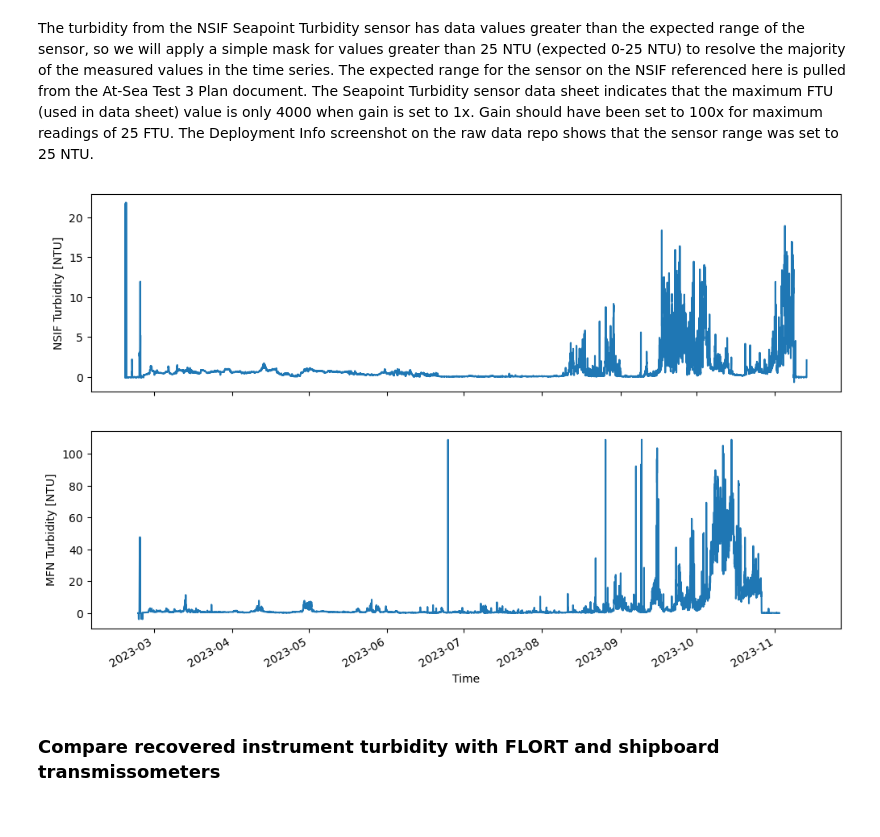
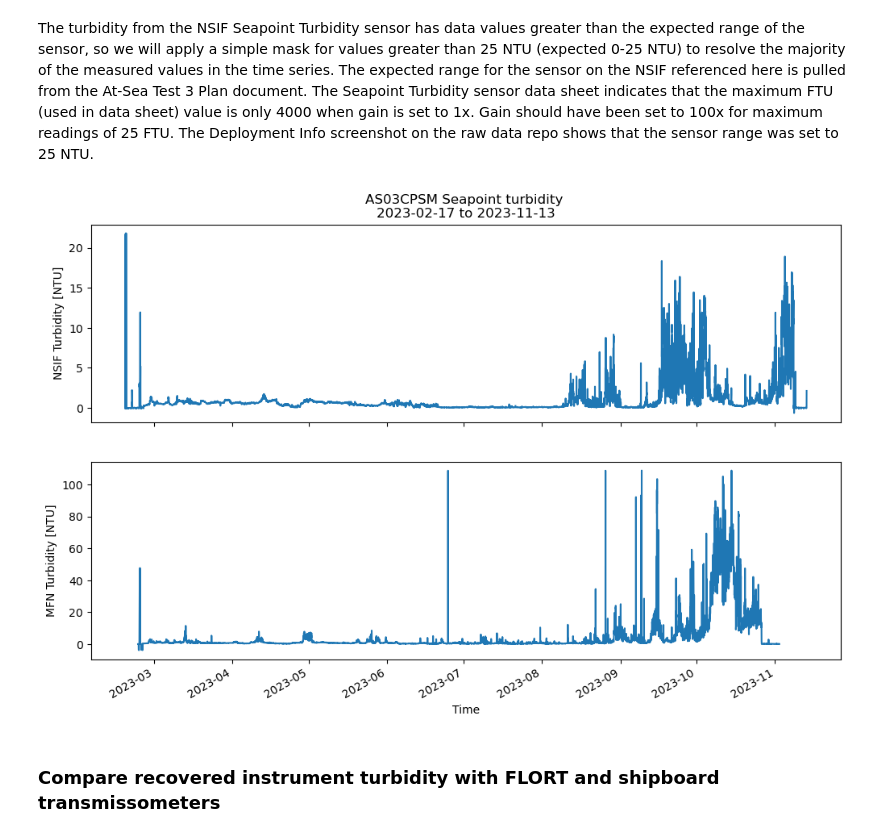
Before and after one commit to cooleyky/AST3, a Jupyter notebook: turbidity.ipynb, the cells around one changed output. Cells and saved outputs as stored; diff of their text form; code cells hidden in the pictures.

```diff
--- a/turbidity.ipynb
+++ b/turbidity.ipynb
@@ -150,14 +111,15 @@ tuNSIF25 = tuNSIF.where(tuNSIF <= 25)
 # %%
 fig, axs = plt.subplots(nrows=2, ncols=1, sharex=True, figsize=[12, 7])
 tuNSIF25.plot.line(ax=axs[0])
 axs[0].set_ylabel('NSIF Turbidity [NTU]')
 axs[0].set_xlabel('')
 tuMFN.plot.line(ax=axs[1])
 axs[1].set_ylabel('MFN Turbidity [NTU]')
-plt.savefig('AS03CPSM_turbidity_timeseries.png')
+axs[0].set_title(f'AS03CPSM Seapoint turbidity \n{tuNSIF25["Time"][0].values:.10} to {tuNSIF25["Time"][-1].values:.10}')
+plt.savefig('figures/AS03CPSM_turbidity_full_timeseries_{today}.png'.format(today=date.today().strftime('%Y%m%d')))
 plt.show()
 # %% [output]
-[figure, old version]
+[figure, new version]
 # %% [markdown]
 ### Compare recovered instrument turbidity with FLORT and shipboard transmissometers
 # %%
```
Also changed, not shown: parts of 10 cells of this notebook, 3 other files.
